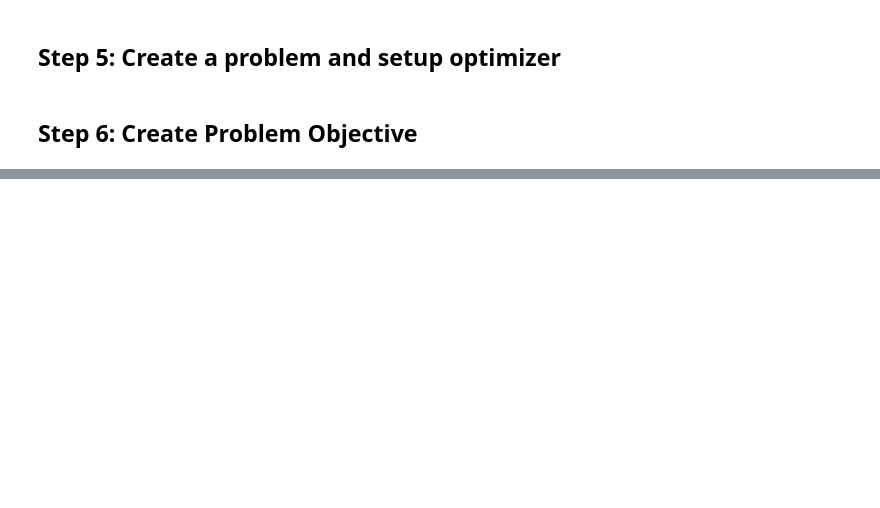
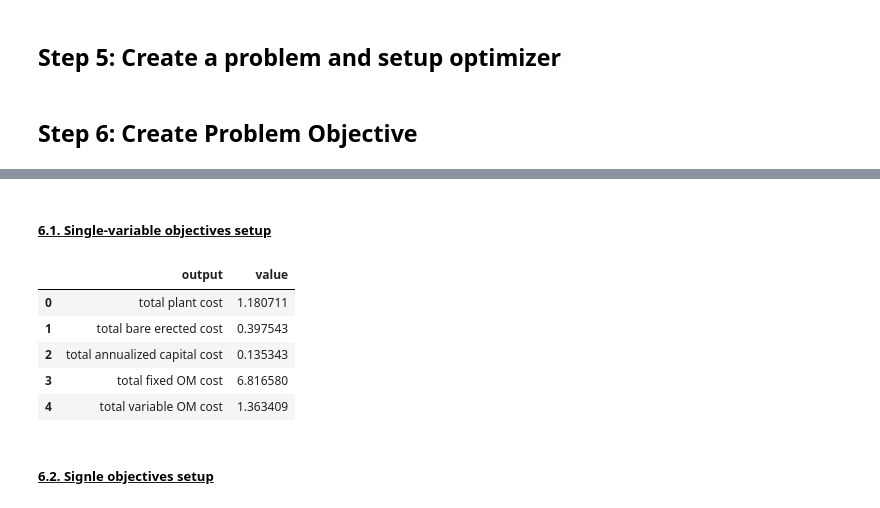
Before and after one commit to frankhanna94/lca-prommis-francis, a Jupyter notebook: IDAES_LCA_Integration.ipynb, the cells around one changed output, grey strips where cells are left out. Cells and saved outputs as stored; diff of their text form; code cells hidden in the pictures; blank space fills up the shorter version.

```diff
--- a/IDAES_LCA_Integration.ipynb
+++ b/IDAES_LCA_Integration.ipynb
@@ -122,0 +154,21 @@ lca_df_finalized = nf.exchanges
+# %%
+prommis_outputs = { "total plant cost": value(m.fs.costing.total_overnight_capital),
+                "total bare erected cost": value(m.fs.costing.total_BEC),
+                "total annualized capital cost": value(m.fs.costing.annualized_cost),
+                "total fixed OM cost": value(m.fs.costing.total_fixed_OM_cost),
+                "total variable OM cost": value(m.fs.costing.total_variable_OM_cost[0]),
+                "total OM cost": value(m.fs.costing.total_fixed_OM_cost) + value(m.fs.costing.total_variable_OM_cost[0]),
+                "total annualized plant cost": value(m.fs.costing.annualized_cost) + value(m.fs.costing.total_fixed_OM_cost) + value(m.fs.costing.total_variable_OM_cost[0]),
+                "anual rate of recovery": value(m.fs.costing.recovery_rate_per_year),
+                "cost of recovery per REE": value(m.fs.costing.cost_of_recovery),
+                "recovery rate": value(m.fs.overall_ree_recovery_percentage[0]),
+                "product purity": value(m.fs.ree_product_purity_percentage[0])
+}
+
+for output, value in prommis_outputs.items():
+    nf.initiate_output_variables(nf.prommis_node,
+                                    output,
+                                    value)
+
+prommis_outputs_df = pd.DataFrame(prommis_outputs.items(),columns=["output", "value"])
+prommis_outputs_df.to_csv(output_dir / "prommis_outputs.csv", index=False)
@@ -221,0 +408,2 @@ problem = nf.setup_optimizer(my_session, "NLopt", nf.prommis_node) # first step
+# %% [markdown]
+##### <u><span style="color:black; font-weight:bold">6.1. Single-variable objectives setup</span></u>
@@ -221,0 +412,9 @@ problem = nf.setup_optimizer(my_session, "NLopt", nf.prommis_node) # first step
+# %%
+prommis_outputs_df.head()
+# %% [output]
+|  | output | value |
+| 0 | total plant cost | 1.180711 |
+| 1 | total bare erected cost | 0.397543 |
+| 2 | total annualized capital cost | 0.135343 |
+| 3 | total fixed OM cost | 6.816580 |
+| 4 | total variable OM cost | 1.363409 |
@@ -225,0 +431,2 @@ problem = nf.create_problem_objective(problem,
+# %% [markdown]
+##### <u><span style="color:black; font-weight:bold">6.2. Signle objectives setup</span></u>
```
Also changed, not shown: parts of 35 cells of this notebook, 2 other files.
